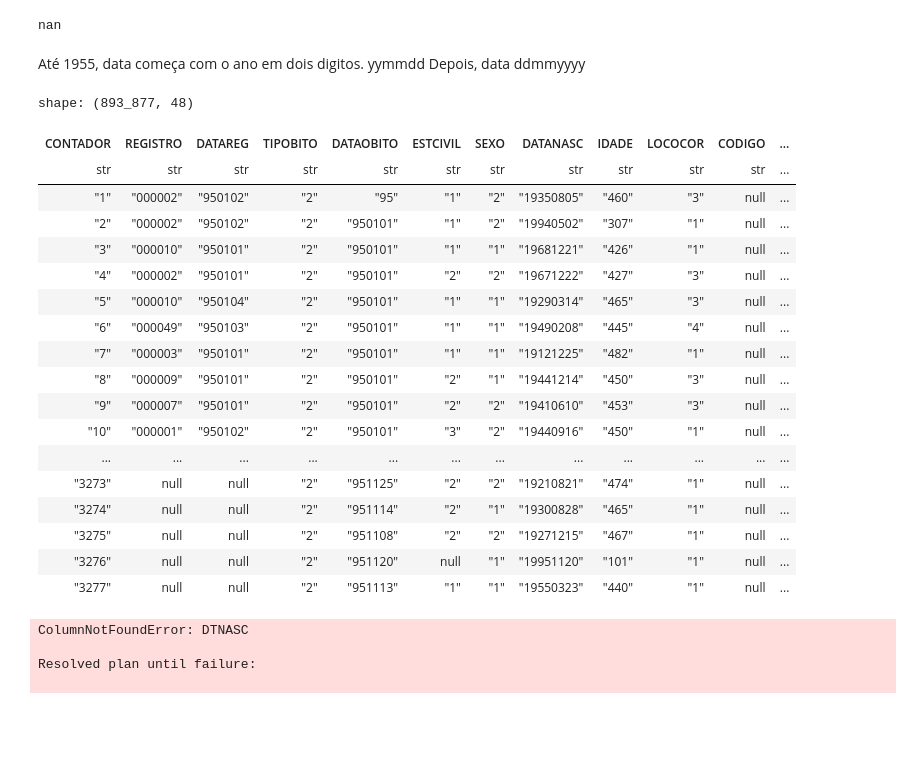
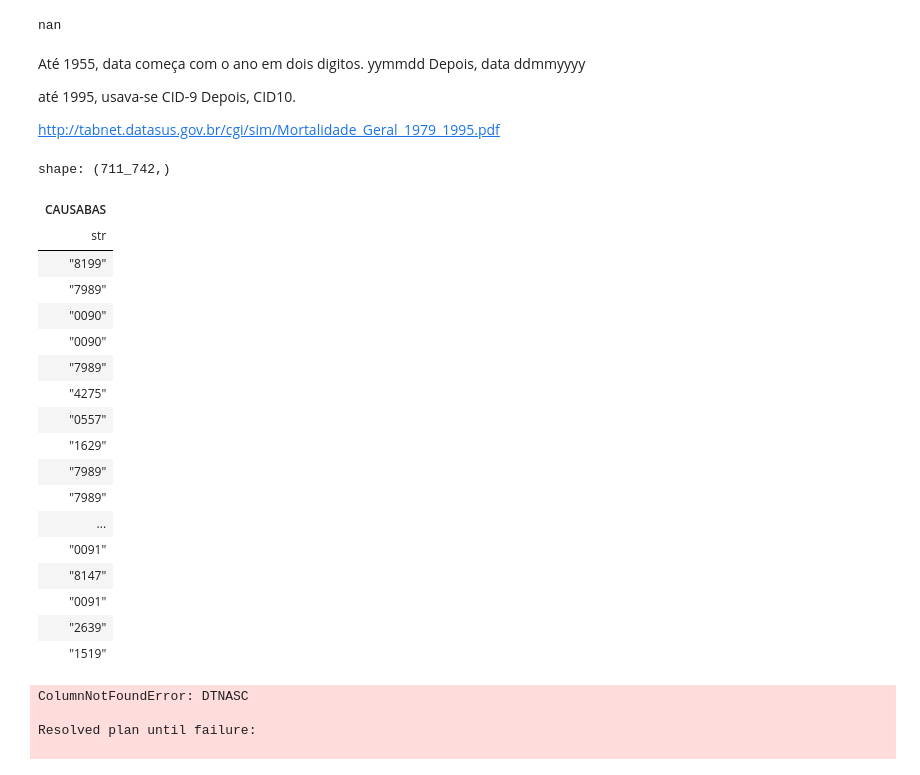
Before and after one commit to arturbernardo/data_sus, a Jupyter notebook: obitos_cid_datasus.ipynb, the cells around one changed output. Cells and saved outputs as stored; diff of their text form; code cells hidden in the pictures; blank space fills up the shorter version.

```diff
--- a/obitos_cid_datasus.ipynb
+++ b/obitos_cid_datasus.ipynb
@@ -116,32 +116,37 @@ sub_categorias = pl.read_csv(path, separator=";", encoding="latin-1", quote_char
 # %% [markdown]
 Até 1955, data começa com o ano em dois digitos. yymmdd
 Depois, data ddmmyyyy
+
+até 1995, usava-se CID-9
+Depois, CID10.
+
+http://tabnet.datasus.gov.br/cgi/sim/Mortalidade_Geral_1979_1995.pdf
 # %%
-path = "/content/mortalidade_1995.csv"
+path = "/content/mortalidade_1979.csv"
 
 mortalidade_2023 = pl.read_csv(path, separator=";",encoding="latin-1", schema_overrides={"DTNASC": pl.String, "DTOBITO": pl.String}, null_values=["null"], infer_schema=False)
 # %%
-mortalidade_2023
+mortalidade_2023["CAUSABAS"]
 # %% [output]
-shape: (893_877, 48)
+shape: (711_742,)
-| CONTADOR | REGISTRO | DATAREG | TIPOBITO | DATAOBITO | ESTCIVIL | SEXO | DATANASC | IDADE | LOCOCOR | CODIGO | ... |
-| str | str | str | str | str | str | str | str | str | str | str | ... |
-| "1" | "000002" | "950102" | "2" | "95" | "1" | "2" | "19350805" | "460" | "3" | null | ... |
-| "2" | "000002" | "950102" | "2" | "950101" | "1" | "2" | "19940502" | "307" | "1" | null | ... |
-| "3" | "000010" | "950101" | "2" | "950101" | "1" | "1" | "19681221" | "426" | "1" | null | ... |
-| "4" | "000002" | "950101" | "2" | "950101" | "2" | "2" | "19671222" | "427" | "3" | null | ... |
-| "5" | "000010" | "950104" | "2" | "950101" | "1" | "1" | "19290314" | "465" | "3" | null | ... |
-| "6" | "000049" | "950103" | "2" | "950101" | "1" | "1" | "19490208" | "445" | "4" | null | ... |
-| "7" | "000003" | "950101" | "2" | "950101" | "1" | "1" | "19121225" | "482" | "1" | null | ... |
-| "8" | "000009" | "950101" | "2" | "950101" | "2" | "1" | "19441214" | "450" | "3" | null | ... |
-| "9" | "000007" | "950101" | "2" | "950101" | "2" | "2" | "19410610" | "453" | "3" | null | ... |
-| "10" | "000001" | "950102" | "2" | "950101" | "3" | "2" | "19440916" | "450" | "1" | null | ... |
-| ... | ... | ... | ... | ... | ... | ... | ... | ... | ... | ... | ... |
-| "3273" | null | null | "2" | "951125" | "2" | "2" | "19210821" | "474" | "1" | null | ... |
-| "3274" | null | null | "2" | "951114" | "2" | "1" | "19300828" | "465" | "1" | null | ... |
-| "3275" | null | null | "2" | "951108" | "2" | "2" | "19271215" | "467" | "1" | null | ... |
-| "3276" | null | null | "2" | "951120" | null | "1" | "19951120" | "101" | "1" | null | ... |
-| "3277" | null | null | "2" | "951113" | "1" | "1" | "19550323" | "440" | "1" | null | ... |
+| CAUSABAS |
+| str |
+| "8199" |
+| "7989" |
+| "0090" |
+| "0090" |
+| "7989" |
+| "4275" |
+| "0557" |
+| "1629" |
+| "7989" |
+| "7989" |
+| ... |
+| "0091" |
+| "8147" |
+| "0091" |
+| "2639" |
+| "1519" |
 # %%
 mortalidade_2023 = mortalidade_2023.with_columns(
     pl.col("DTNASC").str.strptime(pl.Date, "%d%m%Y").alias("DTNASC_CONV"),
```
